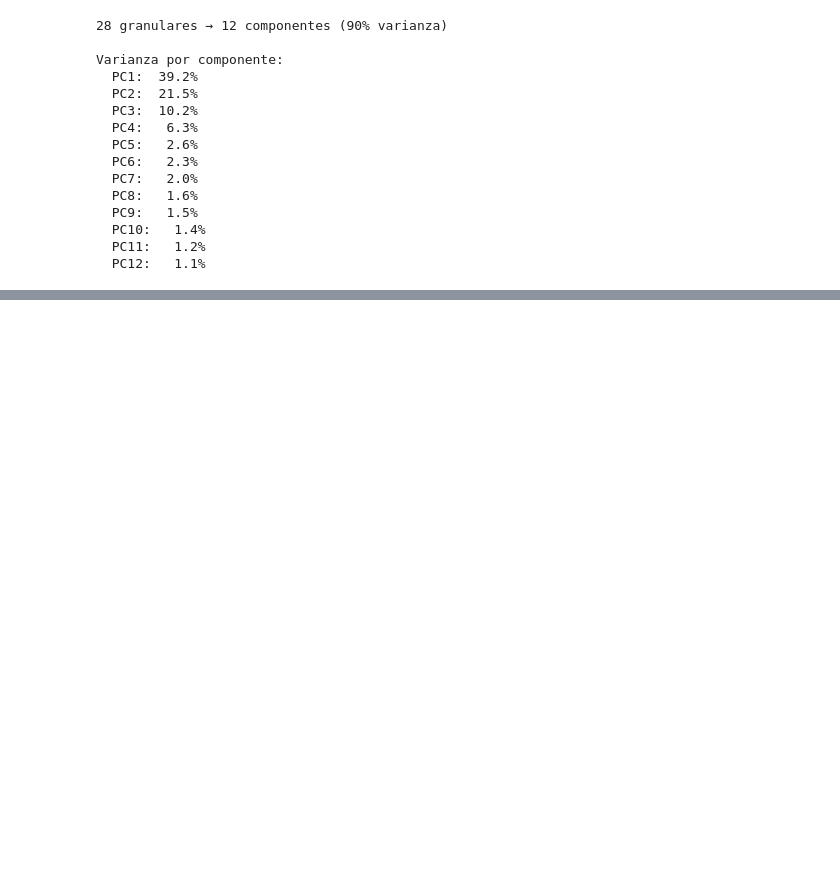
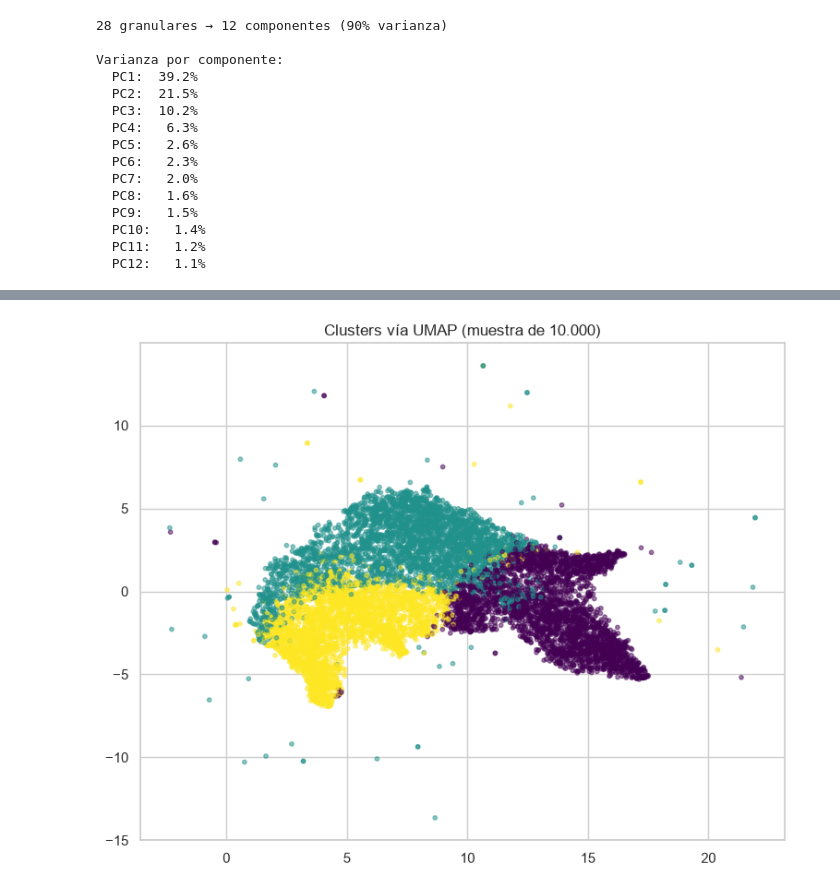
Before and after one commit to gonzanmarengo-ship-it/DiploDatos_grupo_21, a Jupyter notebook: Notebook/Practico_ANS.ipynb, the cells around one changed output, grey strips where cells are left out. Drawn from its saved outputs; the diff is of its cells as text; code cells hidden in the pictures; blank space fills up the shorter version.

Commit message:
Umap

```diff
--- a/Notebook/Practico_ANS.ipynb
+++ b/Notebook/Practico_ANS.ipynb
@@ -699,0 +734,14 @@ KeyboardInterrupt:
+# %%
+# pip install umap-learn
+import umap
+import numpy as np
+
+np.random.seed(42)
+idx = np.random.choice(len(coords), size=10_000, replace=False)
+
+plt.figure(figsize=(9, 7))
+plt.scatter(coords[idx, 0], coords[idx, 1], c=labels[idx], cmap="viridis", s=10, alpha=0.5)
+plt.title("Clusters vía UMAP (muestra de 10.000)")
+plt.show()
+# %% [output]
+[figure, added]
```
Also changed, not shown: parts of 6 cells of this notebook.
